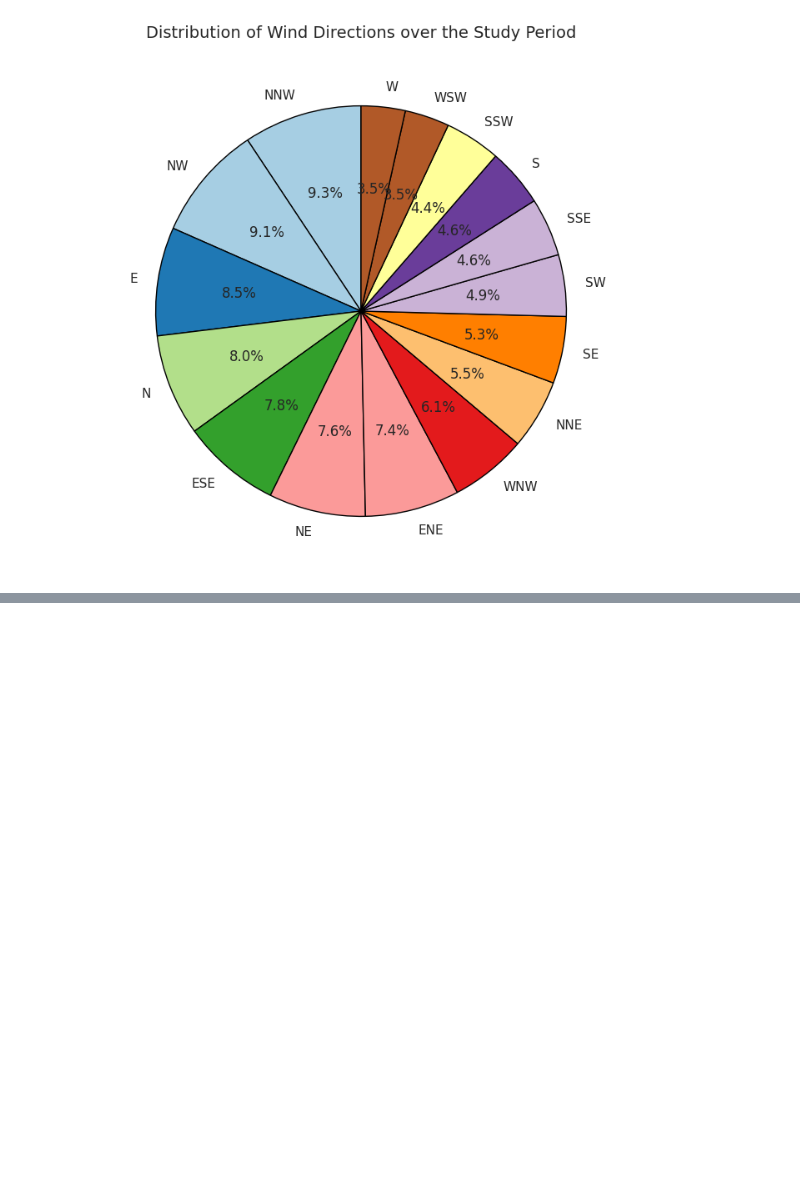
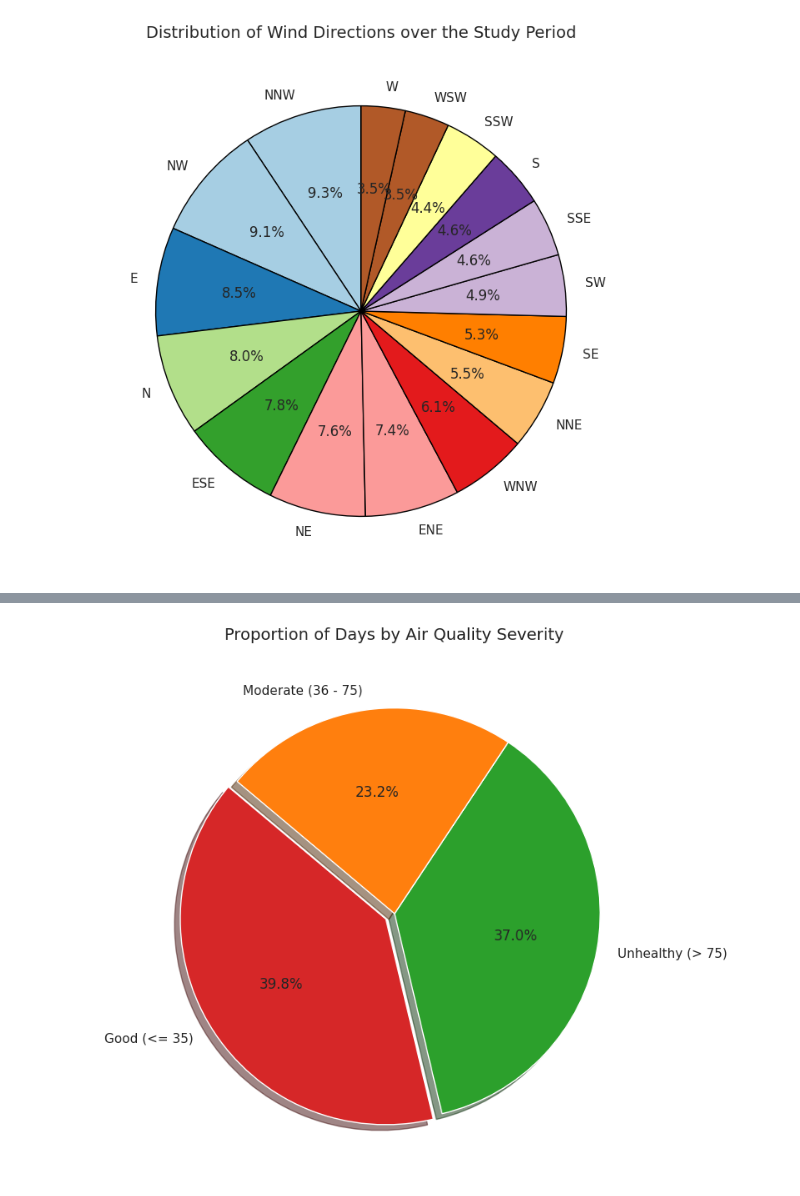
Before and after one commit to zaky100/Zack-Air-Quality-Task, a Jupyter notebook: Air_Quality.ipynb, the cells around one changed output, grey strips where cells are left out. Drawn from its saved outputs; the diff is of its cells as text; code cells hidden in the pictures; blank space fills up the shorter version.

Commit message:
Air Quality Status through Pie Chart

```diff
--- a/Air_Quality.ipynb
+++ b/Air_Quality.ipynb
@@ -396,0 +401,21 @@ plt.show()
+# %%
+# Create a temporary categorizing function
+def categorize_aqi(pm):
+    if pm <= 35: return 'Good (<= 35)'
+    elif pm <= 75: return 'Moderate (36 - 75)'
+    else: return 'Unhealthy (> 75)'
+
+df['AQI_Status'] = df['PM2.5'].apply(categorize_aqi)
+
+plt.figure(figsize=(8, 8))
+aqi_counts = df['AQI_Status'].value_counts()
+aqi_colors = ['#d62728', '#2ca02c', '#ff7f0e'] # Red, Green, Orange
+
+plt.pie(aqi_counts, labels=aqi_counts.index, autopct='%1.1f%%', colors=aqi_colors,
+        startangle=140, explode=(0.05, 0, 0), shadow=True)
+plt.title('Proportion of Days by Air Quality Severity', fontsize=14, pad=15)
+plt.show()
+
+df = df.drop(columns=['AQI_Status']) # Clean up
+# %% [output]
+[figure, added]
```
Also changed, not shown: parts of 1 cell of this notebook.
